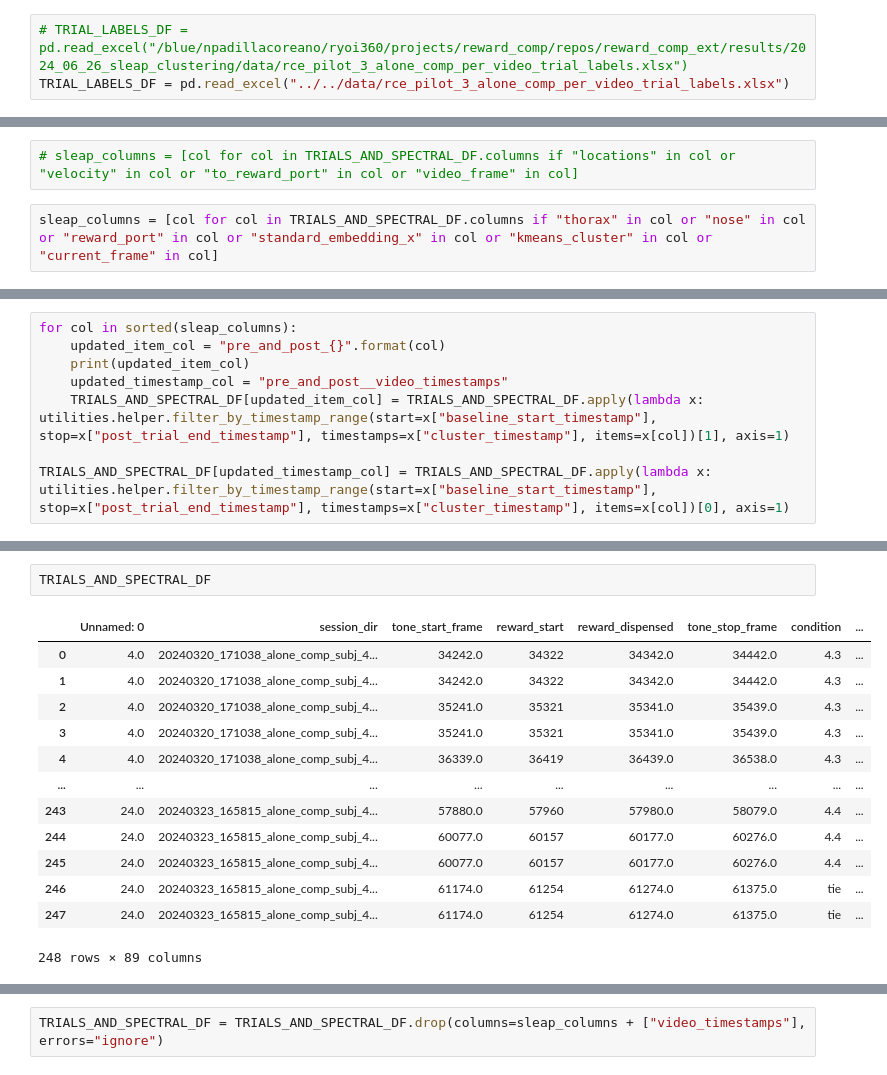
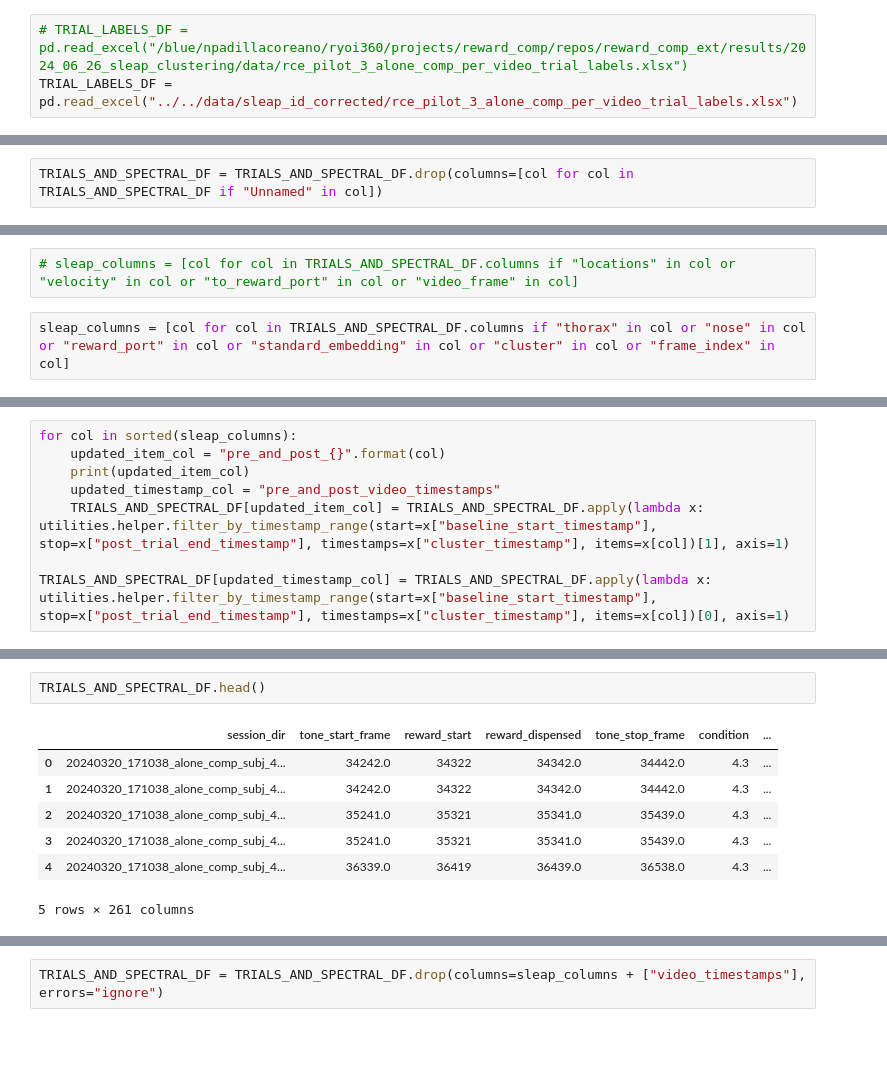
Before and after one commit to padillacoreanolab/reward_comp_ext, a Jupyter notebook: results/2024_06_16_spectral_preprocessing/10_rce2_add_trial_labels_alone_comp.ipynb, the cells around one changed output, grey strips where cells are left out. Cells and saved outputs as stored; diff of their text form; blank space fills up the shorter version.

```diff
--- a/results/2024_06_16_spectral_preprocessing/10_rce2_add_trial_labels_alone_comp.ipynb
+++ b/results/2024_06_16_spectral_preprocessing/10_rce2_add_trial_labels_alone_comp.ipynb
@@ -74,7 +73,7 @@ os.makedirs(OUTPUT_DIR, exist_ok=True)
 OUTPUT_PREFIX = "rce_pilot_3_alone_comp"
 # %%
 # TRIAL_LABELS_DF = pd.read_excel("/blue/npadillacoreano/ryoi360/projects/reward_comp/repos/reward_comp_ext/results/2024_06_26_sleap_clustering/data/rce_pilot_3_alone_comp_per_video_trial_labels.xlsx")
-TRIAL_LABELS_DF = pd.read_excel("../../data/rce_pilot_3_alone_comp_per_video_trial_labels.xlsx")
+TRIAL_LABELS_DF = pd.read_excel("../../data/sleap_id_corrected/rce_pilot_3_alone_comp_per_video_trial_labels.xlsx")
 # %% [raw]
 LFP_SPECTRAL_DF = pd.read_pickle("./proc/rce_pilot_2_03_spectral_bands.pkl")
 # %%
@@ -201,6 +200,8 @@ array(['20240320_171038_alone_comp_subj_4-2_and_4-3.1',
        '20240323_165815_alone_comp_subj_4-2_and_4-4.1'], dtype=object)
 # %%
 TRIALS_AND_SPECTRAL_DF = pd.merge(TRIAL_LABELS_DF, LFP_SPECTRAL_DF, on=["video_name"], how="inner", suffixes=('', '_y'))
+# %%
+TRIALS_AND_SPECTRAL_DF = TRIALS_AND_SPECTRAL_DF.drop(columns=[col for col in TRIALS_AND_SPECTRAL_DF if "Unnamed" in col])
 # %%
 TRIALS_AND_SPECTRAL_DF.head()
 # %% [output]
@@ -322,7 +383,7 @@ Name: video_frame, dtype: object
 # %%
 # sleap_columns = [col for col in TRIALS_AND_SPECTRAL_DF.columns if "locations" in col or "velocity" in col or "to_reward_port" in col or "video_frame" in col]
 # %%
-sleap_columns = [col for col in TRIALS_AND_SPECTRAL_DF.columns if "thorax" in col or "nose" in col or "reward_port" in col or "standard_embedding_x" in col or "kmeans_cluster" in col or "current_frame" in col]
+sleap_columns = [col for col in TRIALS_AND_SPECTRAL_DF.columns if "thorax" in col or "nose" in col or "reward_port" in col or "standard_embedding" in col or "cluster" in col or "frame_index" in col]
 # %%
 sleap_columns
 # %% [output]
@@ -375,7 +430,7 @@ post_trial_end_timestamp
 for col in sorted(sleap_columns):
     updated_item_col = "pre_and_post_{}".format(col)
     print(updated_item_col)
-    updated_timestamp_col = "pre_and_post__video_timestamps"
+    updated_timestamp_col = "pre_and_post_video_timestamps"
     TRIALS_AND_SPECTRAL_DF[updated_item_col] = TRIALS_AND_SPECTRAL_DF.apply(lambda x: utilities.helper.filter_by_timestamp_range(start=x["baseline_start_timestamp"], stop=x["post_trial_end_timestamp"], timestamps=x["cluster_timestamp"], items=x[col])[1], axis=1)
 
 TRIALS_AND_SPECTRAL_DF[updated_timestamp_col] = TRIALS_AND_SPECTRAL_DF.apply(lambda x: utilities.helper.filter_by_timestamp_range(start=x["baseline_start_timestamp"], stop=x["post_trial_end_timestamp"], timestamps=x["cluster_timestamp"], items=x[col])[0], axis=1)
@@ -401,19 +453,13 @@ pre_and_post_thorax_velocity_sum
 pre_and_post_to_reward_port_angle_diff
 pre_and_post_to_reward_port_angle_sum
 # %%
-TRIALS_AND_SPECTRAL_DF
+TRIALS_AND_SPECTRAL_DF.head()
 # %% [output]
-|  | Unnamed: 0 | session_dir | tone_start_frame | reward_start | reward_dispensed | tone_stop_frame | condition | ... |
-| 0 | 4.0 | 20240320_171038_alone_comp_subj_4... | 34242.0 | 34322 | 34342.0 | 34442.0 | 4.3 | ... |
-| 1 | 4.0 | 20240320_171038_alone_comp_subj_4... | 34242.0 | 34322 | 34342.0 | 34442.0 | 4.3 | ... |
-| 2 | 4.0 | 20240320_171038_alone_comp_subj_4... | 35241.0 | 35321 | 35341.0 | 35439.0 | 4.3 | ... |
-| 3 | 4.0 | 20240320_171038_alone_comp_subj_4... | 35241.0 | 35321 | 35341.0 | 35439.0 | 4.3 | ... |
-| 4 | 4.0 | 20240320_171038_alone_comp_subj_4... | 36339.0 | 36419 | 36439.0 | 36538.0 | 4.3 | ... |
-| ... | ... | ... | ... | ... | ... | ... | ... | ... |
-| 243 | 24.0 | 20240323_165815_alone_comp_subj_4... | 57880.0 | 57960 | 57980.0 | 58079.0 | 4.4 | ... |
-| 244 | 24.0 | 20240323_165815_alone_comp_subj_4... | 60077.0 | 60157 | 60177.0 | 60276.0 | 4.4 | ... |
-| 245 | 24.0 | 20240323_165815_alone_comp_subj_4... | 60077.0 | 60157 | 60177.0 | 60276.0 | 4.4 | ... |
-| 246 | 24.0 | 20240323_165815_alone_comp_subj_4... | 61174.0 | 61254 | 61274.0 | 61375.0 | tie | ... |
-| 247 | 24.0 | 20240323_165815_alone_comp_subj_4... | 61174.0 | 61254 | 61274.0 | 61375.0 | tie | ... |
+|  | session_dir | tone_start_frame | reward_start | reward_dispensed | tone_stop_frame | condition | ... |
+| 0 | 20240320_171038_alone_comp_subj_4... | 34242.0 | 34322 | 34342.0 | 34442.0 | 4.3 | ... |
+| 1 | 20240320_171038_alone_comp_subj_4... | 34242.0 | 34322 | 34342.0 | 34442.0 | 4.3 | ... |
+| 2 | 20240320_171038_alone_comp_subj_4... | 35241.0 | 35321 | 35341.0 | 35439.0 | 4.3 | ... |
+| 3 | 20240320_171038_alone_comp_subj_4... | 35241.0 | 35321 | 35341.0 | 35439.0 | 4.3 | ... |
+| 4 | 20240320_171038_alone_comp_subj_4... | 36339.0 | 36419 | 36439.0 | 36538.0 | 4.3 | ... |
-248 rows × 89 columns
+5 rows × 261 columns
 # %%
```
Also changed, not shown: parts of 44 cells of this notebook, 3 other files.
